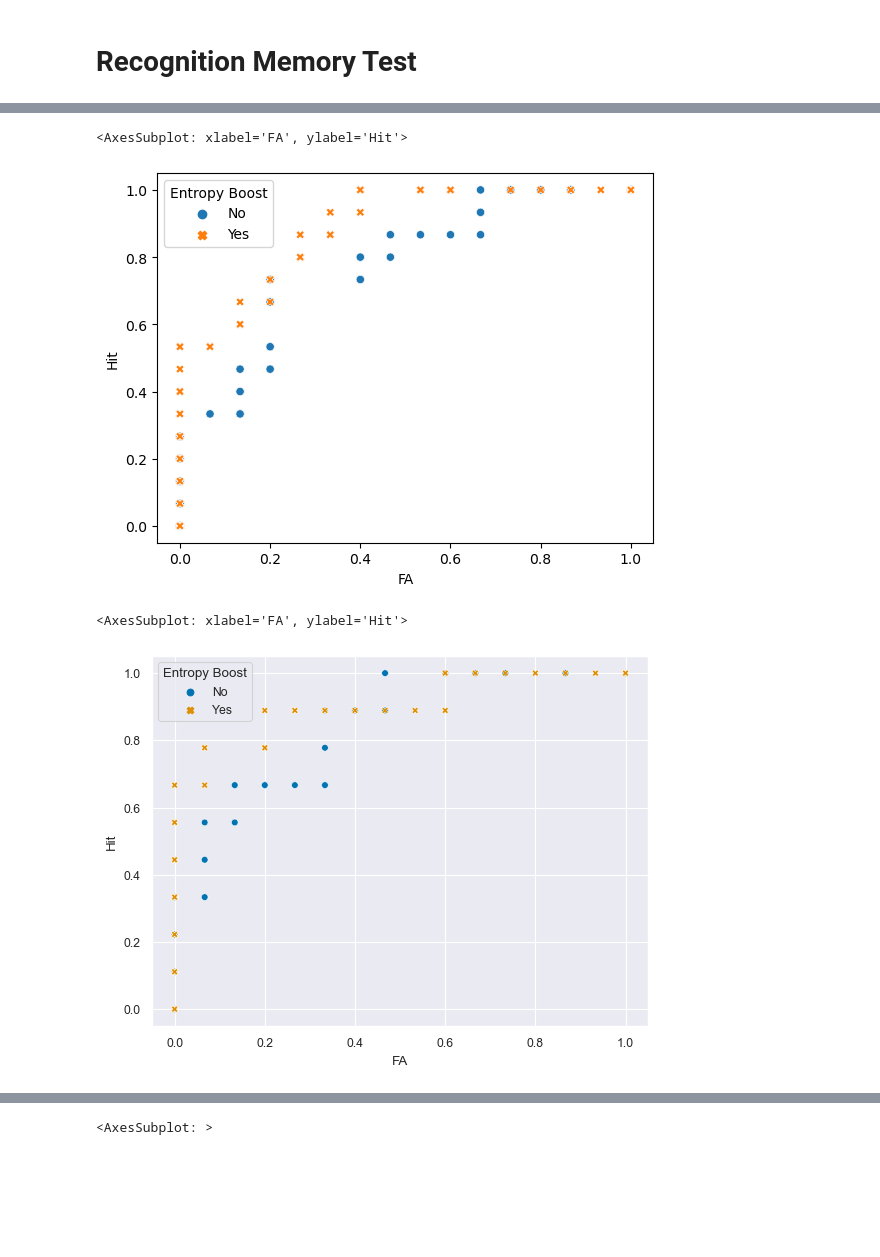
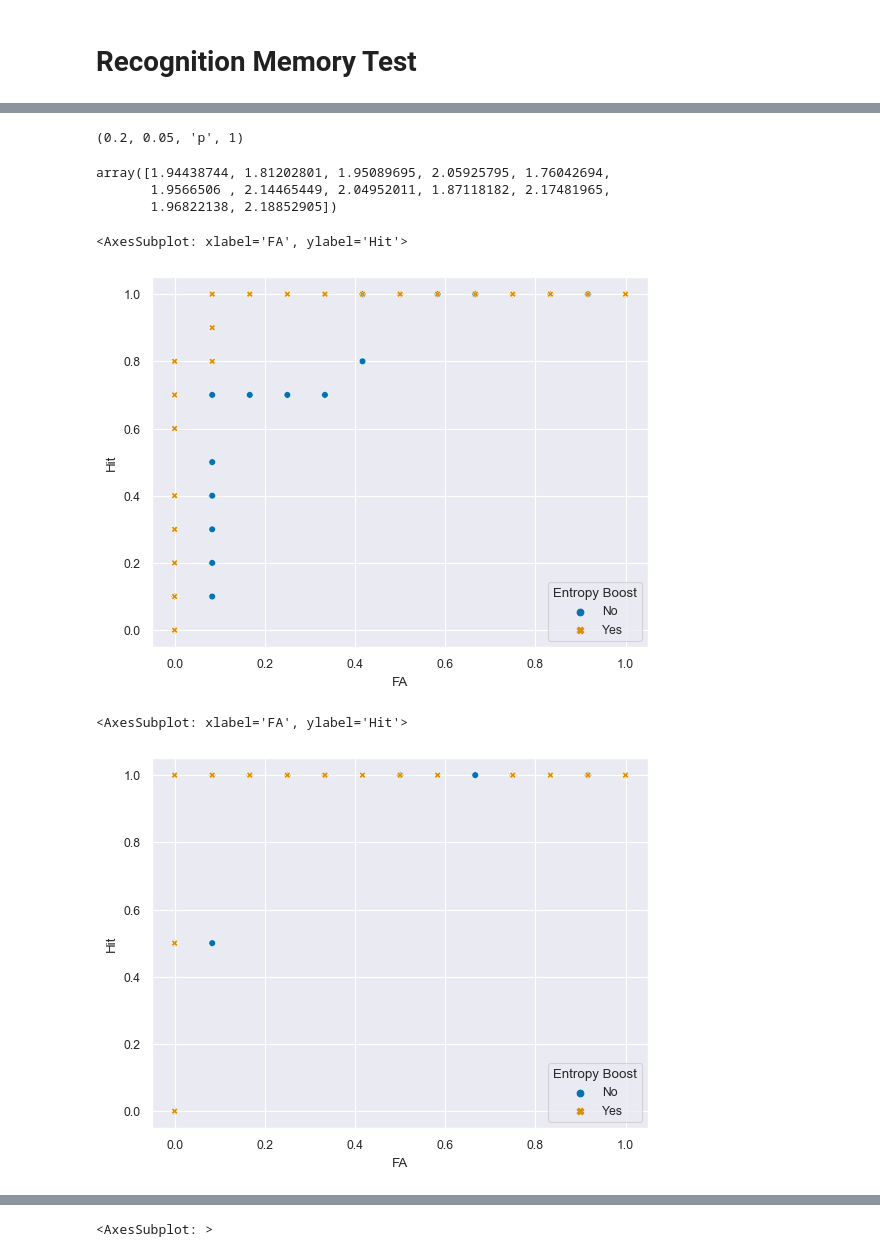
Before and after one commit to tejas-savalia/event-boundaries, a Jupyter notebook: simulations/categorization_sim.ipynb, the cells around one changed output, grey strips where cells are left out. Drawn from its saved outputs; the diff is of its cells as text; code cells hidden in the pictures; blank space fills up the shorter version.

```diff
--- a/simulations/categorization_sim.ipynb
+++ b/simulations/categorization_sim.ipynb
@@ -125,6 +149,6 @@ def run_SR(path, graph, alpha = 0.1, gamma = 0.1, plot = True):
         sns.heatmap(SR)
     return SR
 # %%
-SR = run_SR(random_walk(modular_graph), modular_graph)
+SR = run_SR(random_hop(two_hex_graph, hop_step=1), two_hex_graph, 0.2, 0.05)
 # plt.title('hop size: 6')
 # %% [output]
@@ -259,0 +292,11 @@ def get_roc(stim_stream, new_test_objects, old_test_objects, study_objects, cb =
+# %%
+num_categories = 2
+num_total_objects = 1000
+num_features = 2
+stim_stream = random_hop(two_hex_graph, hop_step=1).astype(int)
+SR = run_SR(stim_stream, two_hex_graph, plot=False)
+all_objs = get_stimset(num_categories, num_total_objects)#.reshape((num_categories*num_total_objects, num_features))
+objects = get_stimpresented(all_objs, 6)
+# sns.heatmap(encoder)
+
+new_test_objects = np.array([all_objs[i, np.random.choice(np.arange(all_objs.shape[1]), size = objects.shape[0]//2)] for i in range(num_categories)]).reshape((objects.shape[0], num_features))
@@ -260,12 +309,30 @@ def get_roc(stim_stream, new_test_objects, old_test_objects, study_objects, cb =
+# %%
+# params = itertools.combinations([0.1, 0.1, 'hop', 1000])
+params = itertools.product([0.01, 0.05, 0.1, 0.2, 0.5], [0.01, 0.05, 0.1, 0.2, 0.5], 'hop', [1, 1000])
+node_entropy = np.array([compute_node_entropies(p, two_hex_graph) for p in params])
+# %%
+params = itertools.product([0.01, 0.05, 0.1, 0.2, 0.5], [0.01, 0.05, 0.1, 0.2, 0.5], 'hop', [1, 1000])
+list(params)[100]
+# %% [output]
+(0.2, 0.05, 'p', 1)
+# %%
+node_entropy[100]
+# %% [output]
+array([1.94438744, 1.81202801, 1.95089695, 2.05925795, 1.76042694,
+       1.9566506 , 2.14465449, 2.04952011, 1.87118182, 2.17481965,
+       1.96822138, 2.18852905])
+# %%
+boundary_objects = objects[[5, 6]]
+nonboundary_objects = objects[[0, 1, 2, 3, 4, 7, 8, 9, 10, 11]]
 # %%
-# fa_rates = np.zeros(100*2)
-fa_hit_rates = np.array([get_roc(stim_stream, new_test_objects, objects, objects, cb = cb) for cb in [False, True]])
-roc_df = pd.DataFrame({'FA': np.ravel(fa_hit_rates[:, 0, :]),
+fa_hit_rates = np.array([get_roc(stim_stream, new_test_objects, nonboundary_objects, objects, cb = cb, node_entropy=node_entropy[102]) for cb in [False, True]])
+
+roc_df_nonboundary = pd.DataFrame({'FA': np.ravel(fa_hit_rates[:, 0, :]),
                        'Hit': np.ravel(fa_hit_rates[:, 1, :]),
                        'Entropy Boost': np.repeat(['No', 'Yes'], 500)
                        }
                     )
-sns.scatterplot(x = 'FA', y = 'Hit', hue = 'Entropy Boost', style = 'Entropy Boost', data = roc_df, alpha = 0.5)
+sns.scatterplot(x = 'FA', y = 'Hit', hue = 'Entropy Boost', style = 'Entropy Boost', data = roc_df_nonboundary)
 # %% [output]
 <AxesSubplot: xlabel='FA', ylabel='Hit'>
-[figure, old version]
+[figure, new version]
@@ -275,12 +339,12 @@ nonboundary_objects = objects[[1, 2, 3, 6, 7, 8, 11, 12, 14]]
 # %%
-fa_hit_rates = np.array([get_roc(stim_stream, new_test_objects, nonboundary_objects, objects, cb = cb) for cb in [False, True]])
+fa_hit_rates = np.array([get_roc(stim_stream, new_test_objects, boundary_objects, objects, cb = cb, node_entropy=node_entropy[102]) for cb in [False, True]])
 
-roc_df = pd.DataFrame({'FA': np.ravel(fa_hit_rates[:, 0, :]),
+roc_df_boundary = pd.DataFrame({'FA': np.ravel(fa_hit_rates[:, 0, :]),
                        'Hit': np.ravel(fa_hit_rates[:, 1, :]),
                        'Entropy Boost': np.repeat(['No', 'Yes'], 500)
                        }
                     )
-sns.scatterplot(x = 'FA', y = 'Hit', hue = 'Entropy Boost', style = 'Entropy Boost', data = roc_df)
+sns.scatterplot(x = 'FA', y = 'Hit', hue = 'Entropy Boost', style = 'Entropy Boost', data = roc_df_boundary)
 # %% [output]
 <AxesSubplot: xlabel='FA', ylabel='Hit'>
-[figure, old version]
+[figure, new version]
```
Also changed, not shown: parts of 18 cells of this notebook, 6 other files.
